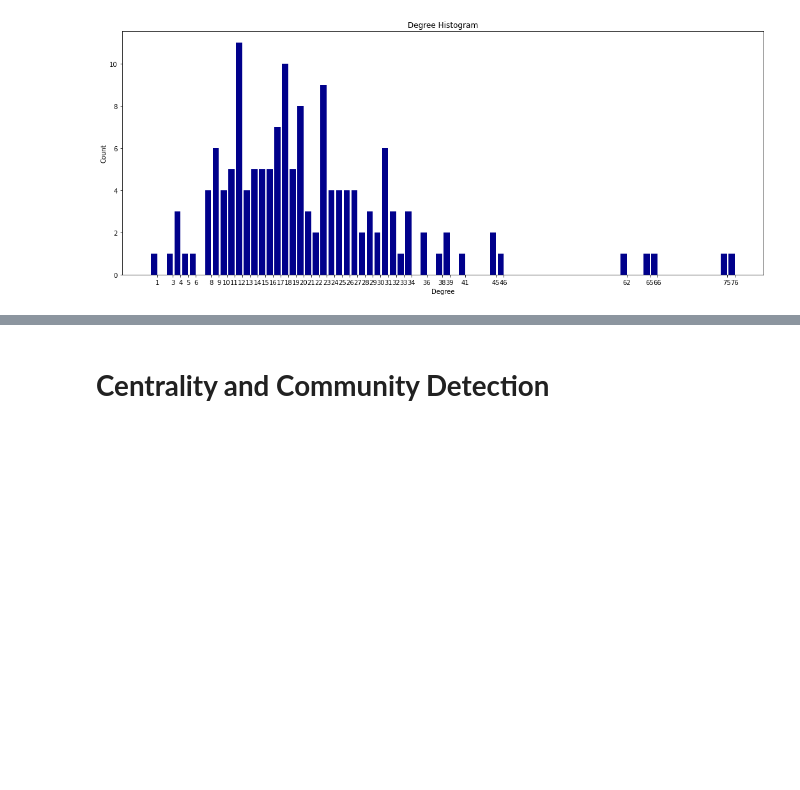
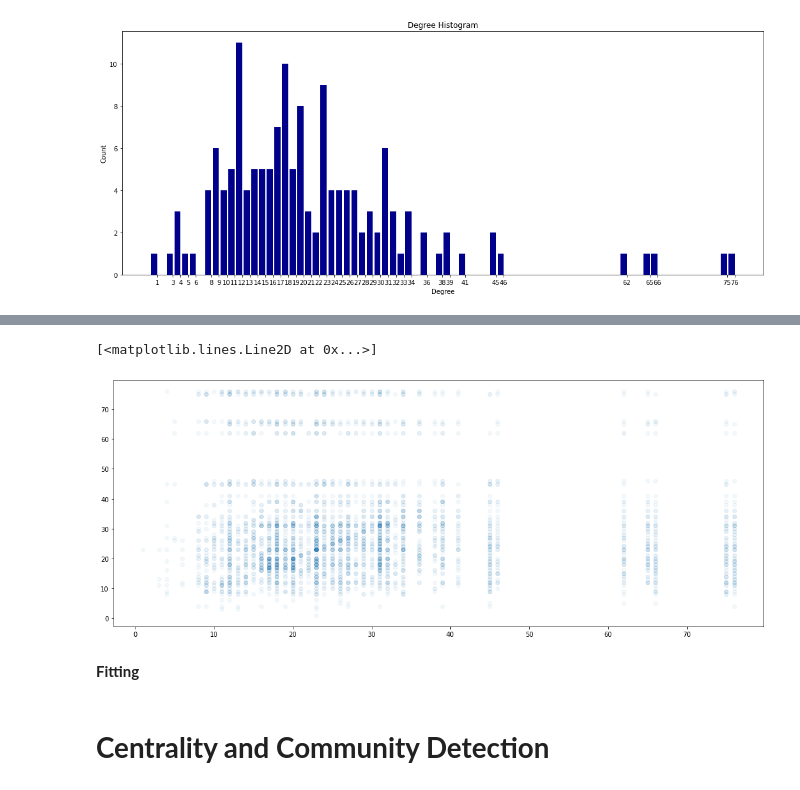
Before and after one commit to Elangoraj/Social-network-analysis, a Jupyter notebook: Networks.ipynb, the cells around one changed output, grey strips where cells are left out. Cells and saved outputs as stored; diff of their text form; code cells hidden in the pictures; blank space fills up the shorter version.

```diff
--- a/Networks.ipynb
+++ b/Networks.ipynb
@@ -91,3 +144,19 @@ Degree frequencies Counter({12: 11, 18: 10, 23: 9, 20: 8, 17: 7, 31: 6, 9: 6, 19
+# %%
+x = []
+y = []
+
+for i,j in Gx.edges():
+  x.append(Gx.degree(i))
+  y.append(Gx.degree(j))
+  x.append(Gx.degree(j))
+  y.append(Gx.degree(i))
+
+plt.plot(x,y,'o',alpha=0.05)
+# %% [output]
+[<matplotlib.lines.Line2D at 0x...>]
+[figure, added]
+# %% [markdown]
+**Fitting**
 # %% [markdown]
 # **Centrality and Community Detection**
 # %% [markdown]
```
Also changed, not shown: parts of 14 cells of this notebook.
